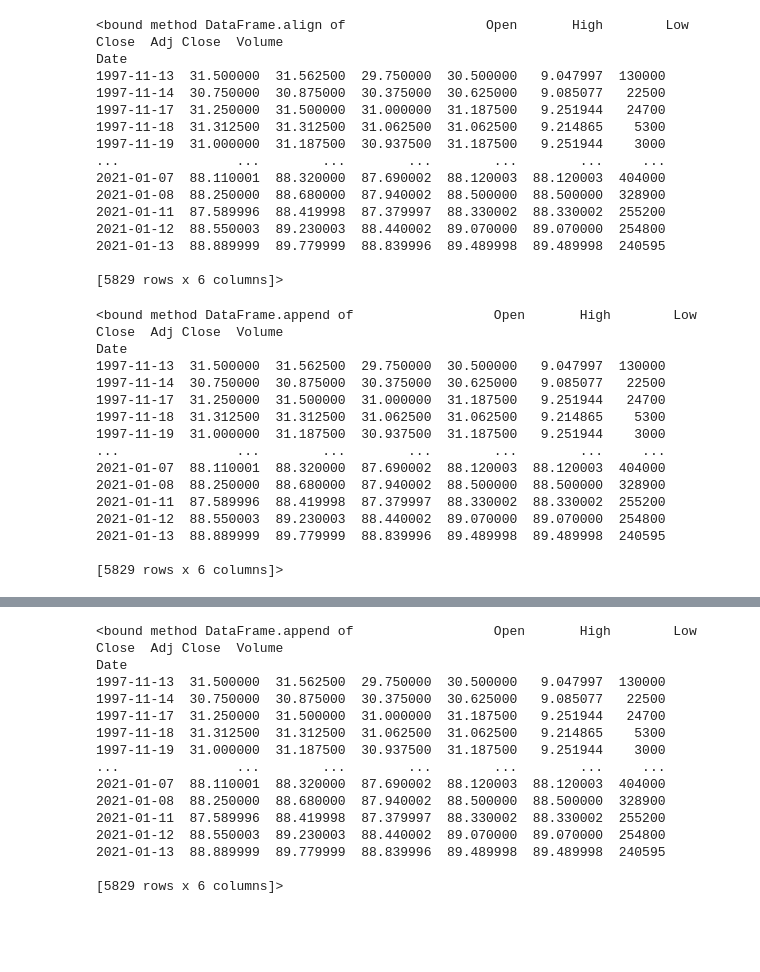
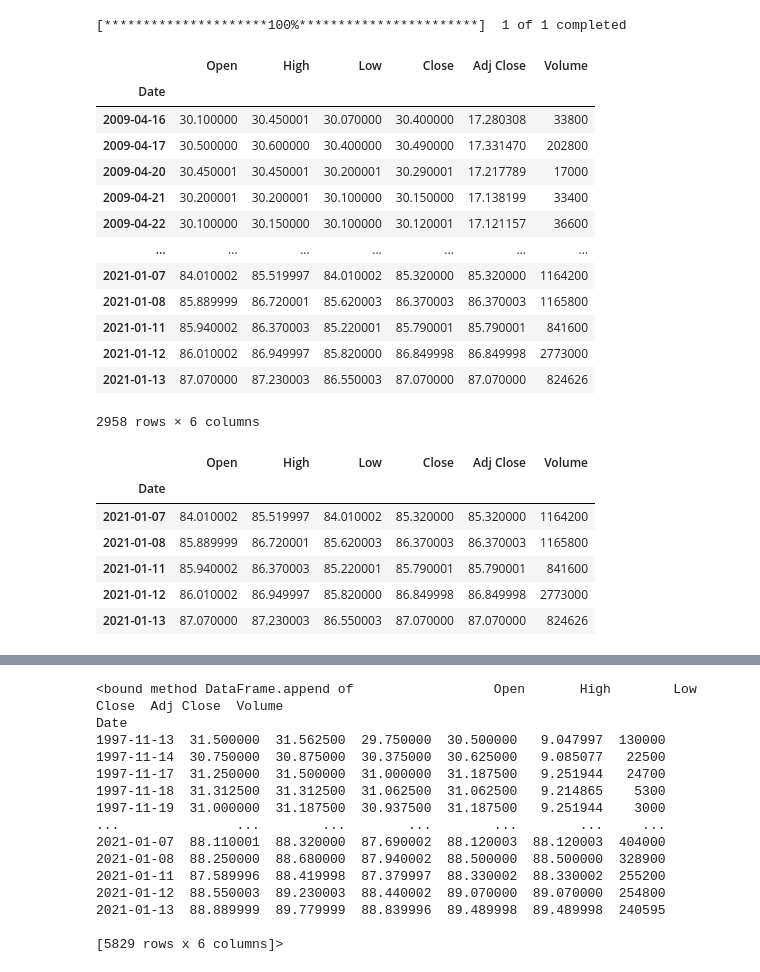
Before and after one commit to benvictoria21/AnalyzeStocks, a Jupyter notebook: Canadian Imperial Bank of Commerce.ipynb, the cells around one changed output, grey strips where cells are left out. Cells and saved outputs as stored; diff of their text form; code cells hidden in the pictures; blank space fills up the shorter version.

```diff
--- a/Canadian Imperial Bank of Commerce.ipynb
+++ b/Canadian Imperial Bank of Commerce.ipynb
@@ -289,36 +6,0 @@ Date
-# %%
-CM.align
-# %% [output]
-<bound method DataFrame.align of                  Open       High        Low      Close  Adj Close  Volume
-Date
-1997-11-13  31.500000  31.562500  29.750000  30.500000   9.047997  130000
-1997-11-14  30.750000  30.875000  30.375000  30.625000   9.085077   22500
-1997-11-17  31.250000  31.500000  31.000000  31.187500   9.251944   24700
-1997-11-18  31.312500  31.312500  31.062500  31.062500   9.214865    5300
-1997-11-19  31.000000  31.187500  30.937500  31.187500   9.251944    3000
-...               ...        ...        ...        ...        ...     ...
-2021-01-07  88.110001  88.320000  87.690002  88.120003  88.120003  404000
-2021-01-08  88.250000  88.680000  87.940002  88.500000  88.500000  328900
-2021-01-11  87.589996  88.419998  87.379997  88.330002  88.330002  255200
-2021-01-12  88.550003  89.230003  88.440002  89.070000  89.070000  254800
-2021-01-13  88.889999  89.779999  88.839996  89.489998  89.489998  240595
-
-[5829 rows x 6 columns]>
-# %%
-CM.append
-# %% [output]
-<bound method DataFrame.append of                  Open       High        Low      Close  Adj Close  Volume
-Date
-1997-11-13  31.500000  31.562500  29.750000  30.500000   9.047997  130000
-1997-11-14  30.750000  30.875000  30.375000  30.625000   9.085077   22500
-1997-11-17  31.250000  31.500000  31.000000  31.187500   9.251944   24700
-1997-11-18  31.312500  31.312500  31.062500  31.062500   9.214865    5300
-1997-11-19  31.000000  31.187500  30.937500  31.187500   9.251944    3000
-...               ...        ...        ...        ...        ...     ...
-2021-01-07  88.110001  88.320000  87.690002  88.120003  88.120003  404000
-2021-01-08  88.250000  88.680000  87.940002  88.500000  88.500000  328900
-2021-01-11  87.589996  88.419998  87.379997  88.330002  88.330002  255200
-2021-01-12  88.550003  89.230003  88.440002  89.070000  89.070000  254800
-2021-01-13  88.889999  89.779999  88.839996  89.489998  89.489998  240595
-
-[5829 rows x 6 columns]>
@@ -324,0 +9,30 @@ Date
+# %%
+CWB = yfinance.download("CWB")
+
+CWB
+# %% [output]
+[*********************100%***********************]  1 of 1 completed
+|  | Open | High | Low | Close | Adj Close | Volume |
+| Date |  |  |  |  |  |  |
+| 2009-04-16 | 30.100000 | 30.450001 | 30.070000 | 30.400000 | 17.280308 | 33800 |
+| 2009-04-17 | 30.500000 | 30.600000 | 30.400000 | 30.490000 | 17.331470 | 202800 |
+| 2009-04-20 | 30.450001 | 30.450001 | 30.200001 | 30.290001 | 17.217789 | 17000 |
+| 2009-04-21 | 30.200001 | 30.200001 | 30.100000 | 30.150000 | 17.138199 | 33400 |
+| 2009-04-22 | 30.100000 | 30.150000 | 30.100000 | 30.120001 | 17.121157 | 36600 |
+| ... | ... | ... | ... | ... | ... | ... |
+| 2021-01-07 | 84.010002 | 85.519997 | 84.010002 | 85.320000 | 85.320000 | 1164200 |
+| 2021-01-08 | 85.889999 | 86.720001 | 85.620003 | 86.370003 | 86.370003 | 1165800 |
+| 2021-01-11 | 85.940002 | 86.370003 | 85.220001 | 85.790001 | 85.790001 | 841600 |
+| 2021-01-12 | 86.010002 | 86.949997 | 85.820000 | 86.849998 | 86.849998 | 2773000 |
+| 2021-01-13 | 87.070000 | 87.230003 | 86.550003 | 87.070000 | 87.070000 | 824626 |
+2958 rows × 6 columns
+# %%
+CWB.tail()
+# %% [output]
+|  | Open | High | Low | Close | Adj Close | Volume |
+| Date |  |  |  |  |  |  |
+| 2021-01-07 | 84.010002 | 85.519997 | 84.010002 | 85.320000 | 85.320000 | 1164200 |
+| 2021-01-08 | 85.889999 | 86.720001 | 85.620003 | 86.370003 | 86.370003 | 1165800 |
+| 2021-01-11 | 85.940002 | 86.370003 | 85.220001 | 85.790001 | 85.790001 | 841600 |
+| 2021-01-12 | 86.010002 | 86.949997 | 85.820000 | 86.849998 | 86.849998 | 2773000 |
+| 2021-01-13 | 87.070000 | 87.230003 | 86.550003 | 87.070000 | 87.070000 | 824626 |
```
Also changed, not shown: parts of 38 cells of this notebook.
